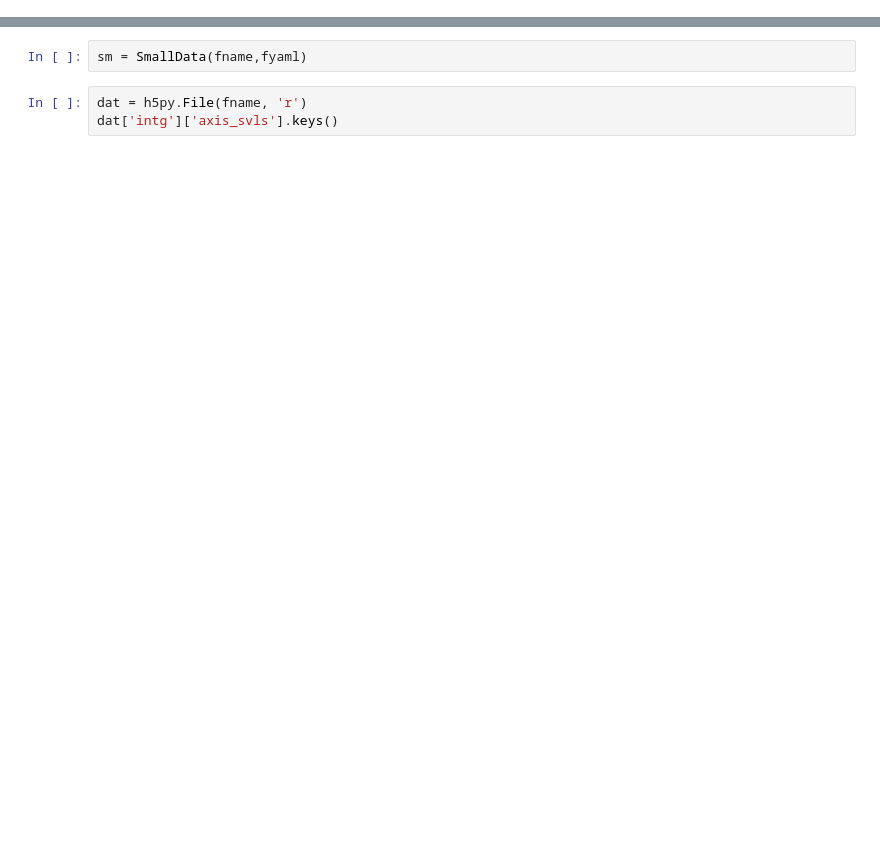
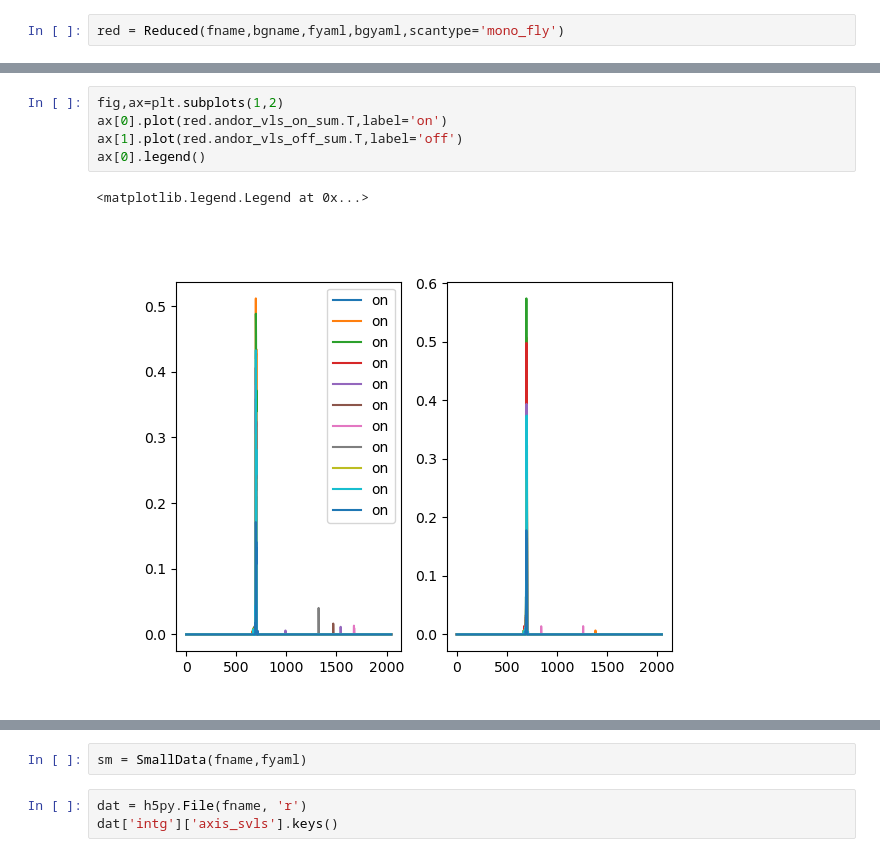
Before and after one commit to AmkeNimm/DataAcceleratorChemRIXS, a Jupyter notebook: jupyter_notebook/test.ipynb, the cells around one changed output, grey strips where cells are left out. Saved outputs shown, nothing was run; the diff lists cells and outputs as text; blank space fills up the shorter version.

```diff
--- a/jupyter_notebook/test.ipynb
+++ b/jupyter_notebook/test.ipynb
@@ -57,0 +45,2 @@ np.sum(red.andor_vls_off)
+# %%
+red = Reduced(fname,bgname,fyaml,bgyaml,scantype='mono_fly')
@@ -57,0 +75,8 @@ np.sum(red.andor_vls_off)
+# %%
+fig,ax=plt.subplots(1,2)
+ax[0].plot(red.andor_vls_on_sum.T,label='on')
+ax[1].plot(red.andor_vls_off_sum.T,label='off')
+ax[0].legend()
+# %% [output]
+<matplotlib.legend.Legend at 0x...>
+[figure, added]
```
Also changed, not shown: parts of 16 cells of this notebook, 4 other files.
